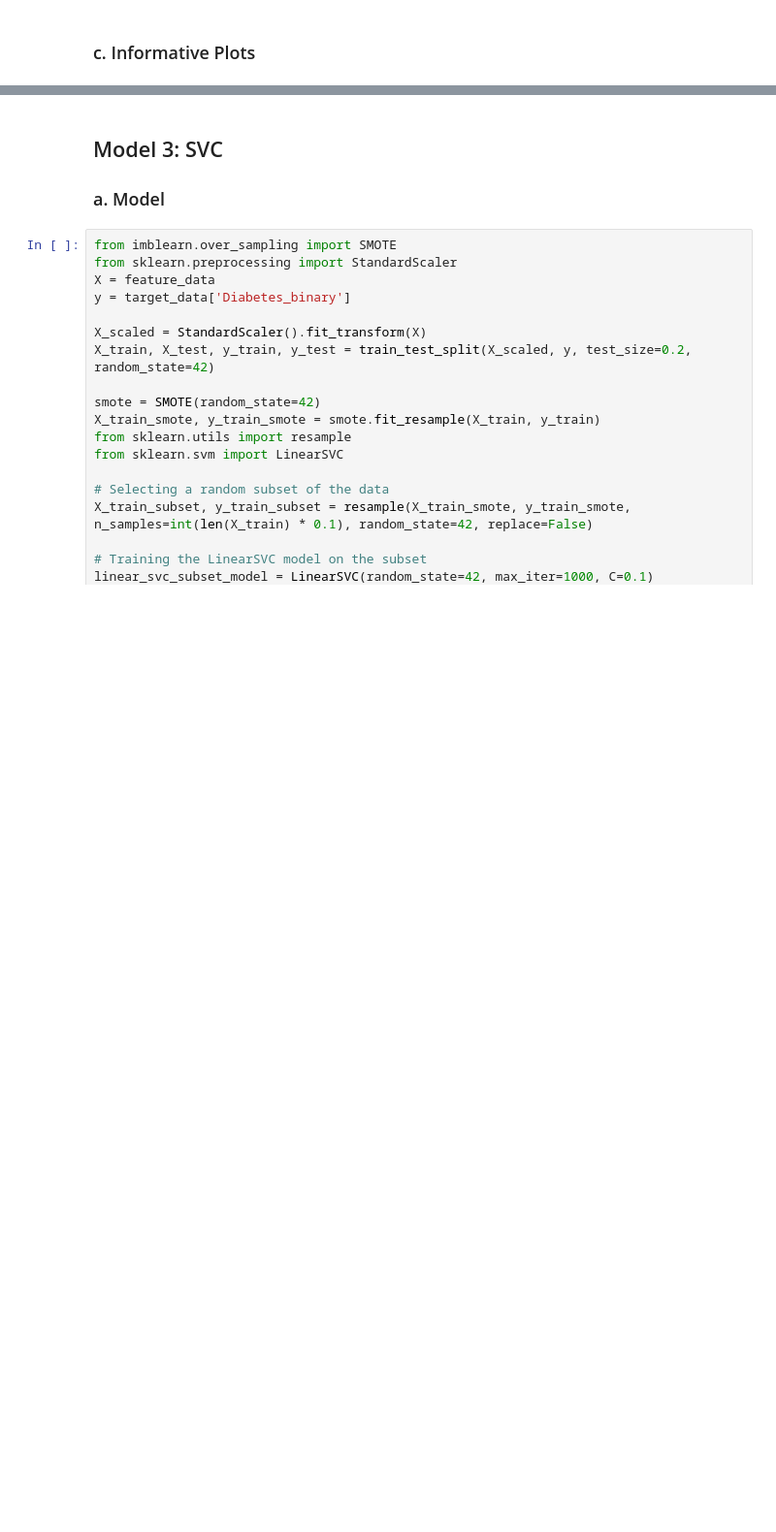
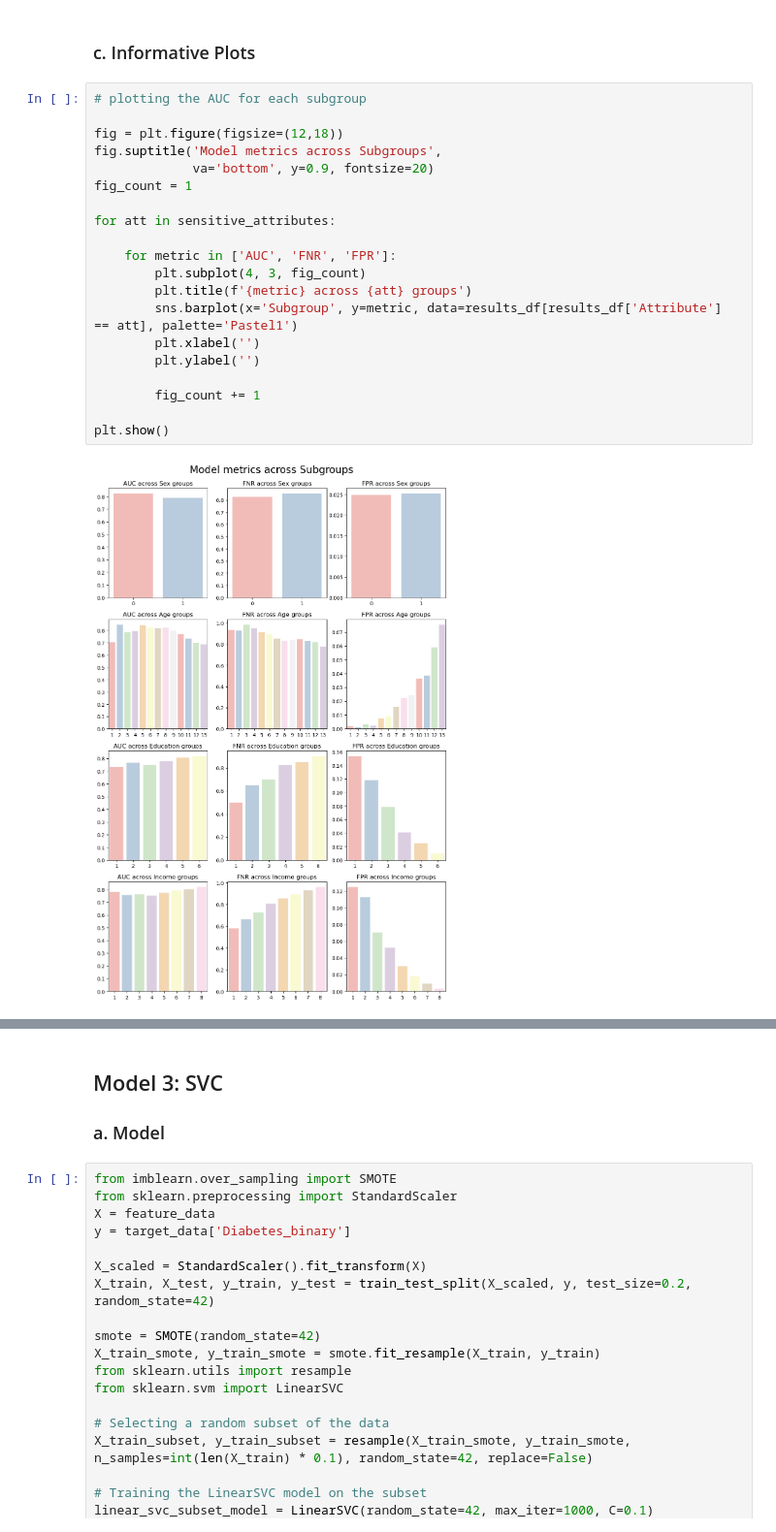
Before and after one commit to arianarosario/DFA-project, a Jupyter notebook: deliverable.ipynb, the cells around one changed output, grey strips where cells are left out. Shown: that part at 97% size. Saved outputs shown, nothing was run; the diff lists cells and outputs as text; blank space fills up the shorter version.

Commit message:
done w model 2

```diff
--- a/deliverable.ipynb
+++ b/deliverable.ipynb
@@ -733,2 +733,24 @@ results_df
 # %% [markdown]
 ### c. Informative Plots
+# %%
+# plotting the AUC for each subgroup
+
+fig = plt.figure(figsize=(12,18))
+fig.suptitle('Model metrics across Subgroups',
+             va='bottom', y=0.9, fontsize=20)
+fig_count = 1
+
+for att in sensitive_attributes:
+
+    for metric in ['AUC', 'FNR', 'FPR']:
+        plt.subplot(4, 3, fig_count)
+        plt.title(f'{metric} across {att} groups')
+        sns.barplot(x='Subgroup', y=metric, data=results_df[results_df['Attribute'] == att], palette='Pastel1')
+        plt.xlabel('')
+        plt.ylabel('')
+
+        fig_count += 1
+
+plt.show()
+# %% [output]
+[figure, added]
```
Also changed, not shown: parts of 26 cells of this notebook.
